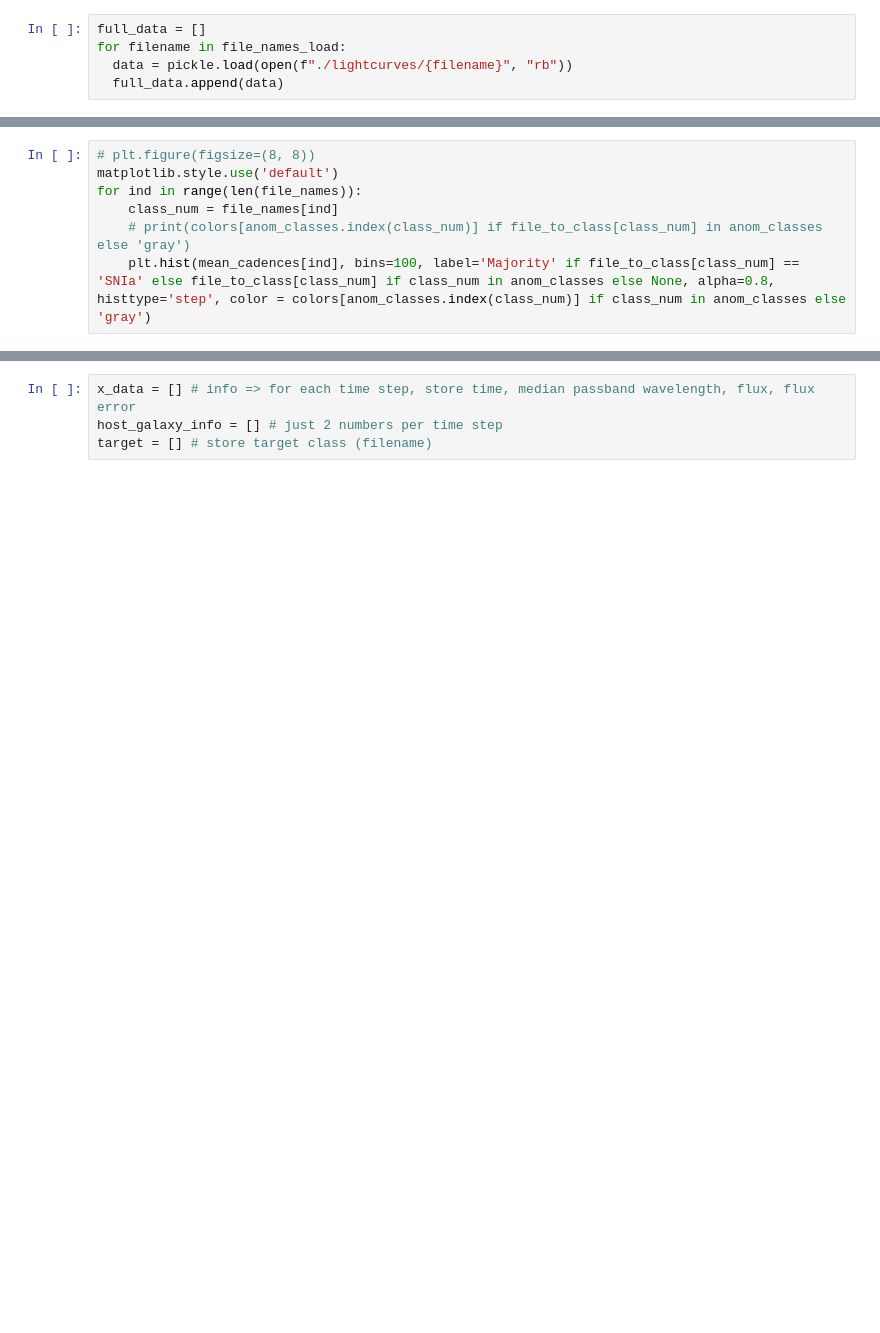
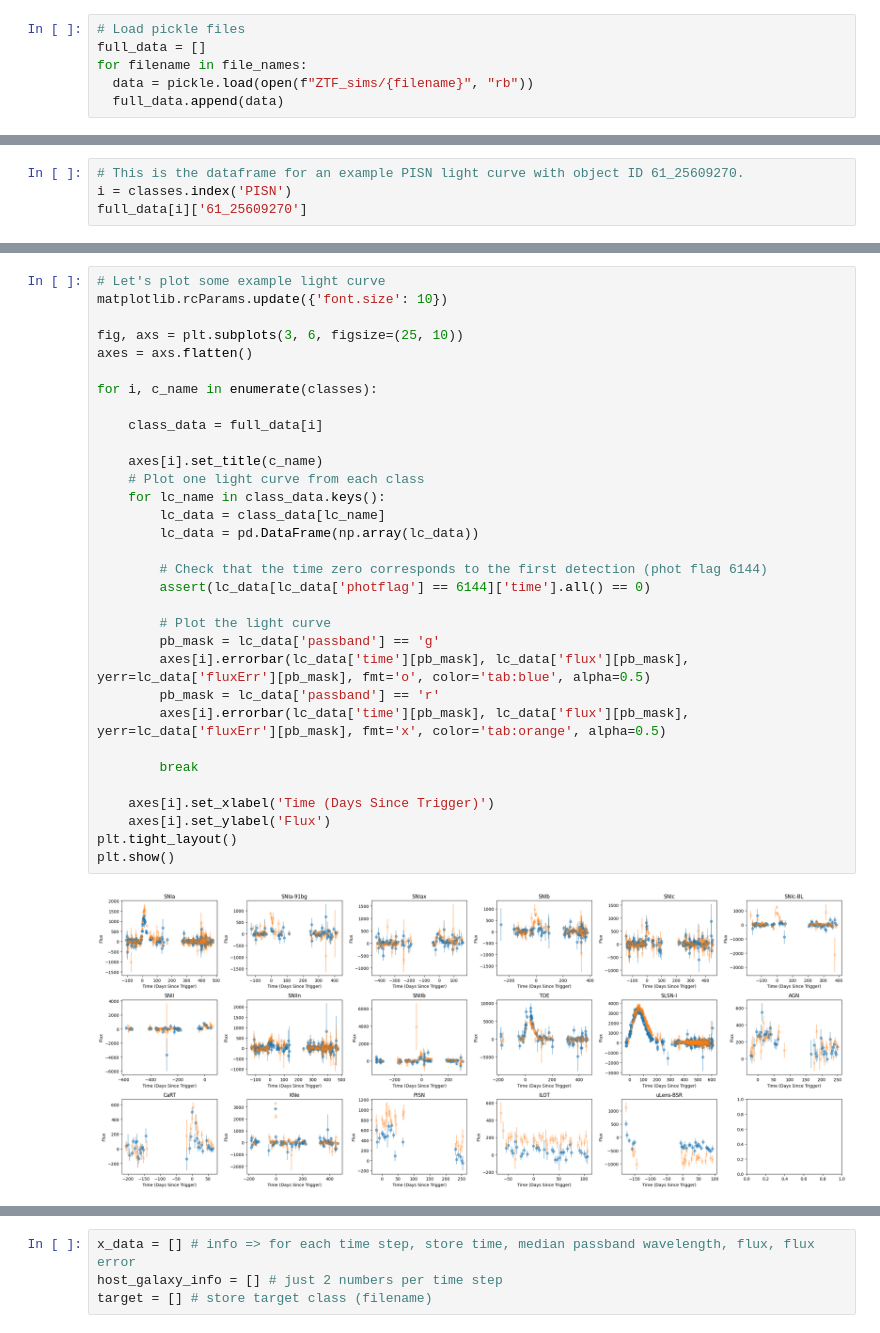
Before and after one commit to Rithwik-G/AstroMCAD, a Jupyter notebook: AstroMCAD.ipynb, the cells around one changed output, grey strips where cells are left out. Drawn from its saved outputs; the diff is of its cells as text; blank space fills up the shorter version.

Commit message:
Updated first part of notebook - mainly the Load the Data section to download light curves from a google drive link and to show more example light curves.

```diff
--- a/AstroMCAD.ipynb
+++ b/AstroMCAD.ipynb
@@ -80,5 +58,6 @@ matplotlib.rc('font', **font)
 # %%
+# Load pickle files
 full_data = []
-for filename in file_names_load:
-  data = pickle.load(open(f"./lightcurves/{filename}", "rb"))
+for filename in file_names:
+  data = pickle.load(open(f"ZTF_sims/{filename}", "rb"))
   full_data.append(data)
@@ -185,7 +63,0 @@ for class_num in range(len(file_names)):
-# %%
-# plt.figure(figsize=(8, 8))
-matplotlib.style.use('default')
-for ind in range(len(file_names)):
-    class_num = file_names[ind]
-    # print(colors[anom_classes.index(class_num)] if file_to_class[class_num] in anom_classes else 'gray')
-    plt.hist(mean_cadences[ind], bins=100, label='Majority' if file_to_class[class_num] == 'SNIa' else file_to_class[class_num] if class_num in anom_classes else None, alpha=0.8, histtype='step', color = colors[anom_classes.index(class_num)] if class_num in anom_classes else 'gray')
@@ -193,0 +71,4 @@ for ind in range(len(file_names)):
+# %%
+# This is the dataframe for an example PISN light curve with object ID 61_25609270.
+i = classes.index('PISN')
+full_data[i]['61_25609270']
@@ -194 +95,35 @@ for ind in range(len(file_names)):
+# %%
+# Let's plot some example light curve
+matplotlib.rcParams.update({'font.size': 10})
+
+fig, axs = plt.subplots(3, 6, figsize=(25, 10))
+axes = axs.flatten()
+
+for i, c_name in enumerate(classes):
+
+    class_data = full_data[i]
+
+    axes[i].set_title(c_name)
+    # Plot one light curve from each class
+    for lc_name in class_data.keys():
+        lc_data = class_data[lc_name]
+        lc_data = pd.DataFrame(np.array(lc_data))
+
+        # Check that the time zero corresponds to the first detection (phot flag 6144)
+        assert(lc_data[lc_data['photflag'] == 6144]['time'].all() == 0)
+
+        # Plot the light curve
+        pb_mask = lc_data['passband'] == 'g'
+        axes[i].errorbar(lc_data['time'][pb_mask], lc_data['flux'][pb_mask], yerr=lc_data['fluxErr'][pb_mask], fmt='o', color='tab:blue', alpha=0.5)
+        pb_mask = lc_data['passband'] == 'r'
+        axes[i].errorbar(lc_data['time'][pb_mask], lc_data['flux'][pb_mask], yerr=lc_data['fluxErr'][pb_mask], fmt='x', color='tab:orange', alpha=0.5)
+
+        break
+
+    axes[i].set_xlabel('Time (Days Since Trigger)')
+    axes[i].set_ylabel('Flux')
+plt.tight_layout()
+plt.show()
+# %% [output]
+[figure, added]
 # %%
```
Also changed, not shown: parts of 25 cells of this notebook.
